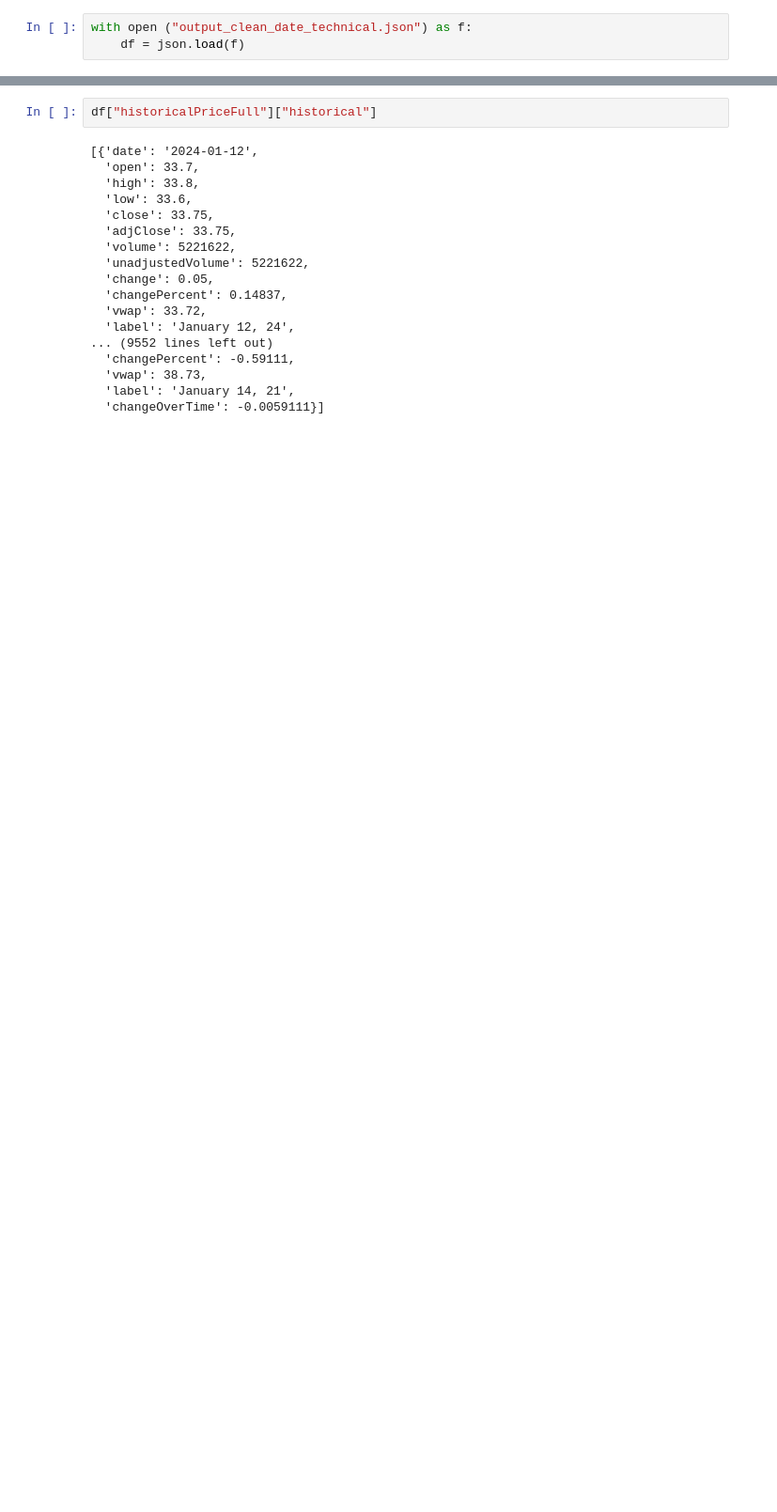
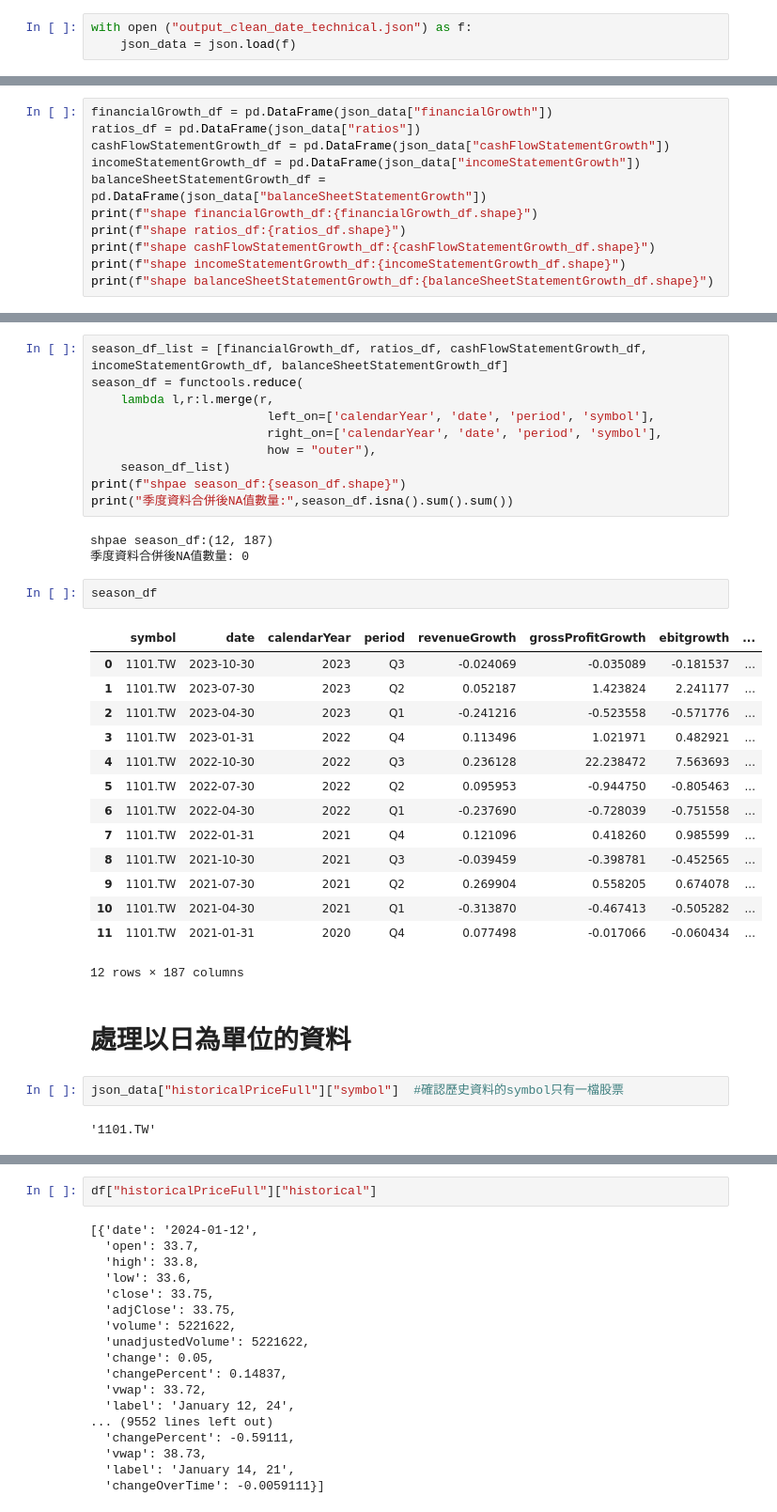
Before and after one commit to lala9456/0605ineterview, a Jupyter notebook: EDA.ipynb, the cells around one changed output, grey strips where cells are left out. Shown: that part at 94% size. Drawn from its saved outputs; the diff is of its cells as text; blank space fills up the shorter version.

Commit message:
build(EDA): :fire: Data  Pre-processing

```diff
--- a/EDA.ipynb
+++ b/EDA.ipynb
@@ -4,3 +6,3 @@ import json
 # %%
 with open ("output_clean_date_technical.json") as f:
-    df = json.load(f)
+    json_data = json.load(f)
@@ -10,0 +45,11 @@ len(df)
+# %%
+financialGrowth_df = pd.DataFrame(json_data["financialGrowth"])
+ratios_df = pd.DataFrame(json_data["ratios"])
+cashFlowStatementGrowth_df = pd.DataFrame(json_data["cashFlowStatementGrowth"])
+incomeStatementGrowth_df = pd.DataFrame(json_data["incomeStatementGrowth"])
+balanceSheetStatementGrowth_df = pd.DataFrame(json_data["balanceSheetStatementGrowth"])
+print(f"shape financialGrowth_df:{financialGrowth_df.shape}")
+print(f"shape ratios_df:{ratios_df.shape}")
+print(f"shape cashFlowStatementGrowth_df:{cashFlowStatementGrowth_df.shape}")
+print(f"shape incomeStatementGrowth_df:{incomeStatementGrowth_df.shape}")
+print(f"shape balanceSheetStatementGrowth_df:{balanceSheetStatementGrowth_df.shape}")
@@ -10,0 +74,36 @@ len(df)
+# %%
+season_df_list = [financialGrowth_df, ratios_df, cashFlowStatementGrowth_df, incomeStatementGrowth_df, balanceSheetStatementGrowth_df]
+season_df = functools.reduce(
+    lambda l,r:l.merge(r,
+                        left_on=['calendarYear', 'date', 'period', 'symbol'],
+                        right_on=['calendarYear', 'date', 'period', 'symbol'],
+                        how = "outer"),
+    season_df_list)
+print(f"shpae season_df:{season_df.shape}")
+print("季度資料合併後NA值數量:",season_df.isna().sum().sum())
+# %% [output]
+shpae season_df:(12, 187)
+季度資料合併後NA值數量: 0
+# %%
+season_df
+# %% [output]
+|  | symbol | date | calendarYear | period | revenueGrowth | grossProfitGrowth | ebitgrowth | ... |
+| 0 | 1101.TW | 2023-10-30 | 2023 | Q3 | -0.024069 | -0.035089 | -0.181537 | ... |
+| 1 | 1101.TW | 2023-07-30 | 2023 | Q2 | 0.052187 | 1.423824 | 2.241177 | ... |
+| 2 | 1101.TW | 2023-04-30 | 2023 | Q1 | -0.241216 | -0.523558 | -0.571776 | ... |
+| 3 | 1101.TW | 2023-01-31 | 2022 | Q4 | 0.113496 | 1.021971 | 0.482921 | ... |
+| 4 | 1101.TW | 2022-10-30 | 2022 | Q3 | 0.236128 | 22.238472 | 7.563693 | ... |
+| 5 | 1101.TW | 2022-07-30 | 2022 | Q2 | 0.095953 | -0.944750 | -0.805463 | ... |
+| 6 | 1101.TW | 2022-04-30 | 2022 | Q1 | -0.237690 | -0.728039 | -0.751558 | ... |
+| 7 | 1101.TW | 2022-01-31 | 2021 | Q4 | 0.121096 | 0.418260 | 0.985599 | ... |
+| 8 | 1101.TW | 2021-10-30 | 2021 | Q3 | -0.039459 | -0.398781 | -0.452565 | ... |
+| 9 | 1101.TW | 2021-07-30 | 2021 | Q2 | 0.269904 | 0.558205 | 0.674078 | ... |
+| 10 | 1101.TW | 2021-04-30 | 2021 | Q1 | -0.313870 | -0.467413 | -0.505282 | ... |
+| 11 | 1101.TW | 2021-01-31 | 2020 | Q4 | 0.077498 | -0.017066 | -0.060434 | ... |
+12 rows × 187 columns
+# %% [markdown]
+# <h1>處理以日為單位的資料</h1>
+# %%
+json_data["historicalPriceFull"]["symbol"]  #確認歷史資料的symbol只有一檔股票
+# %% [output]
+'1101.TW'
```
Also changed, not shown: parts of 25 cells of this notebook, 2 other files.
